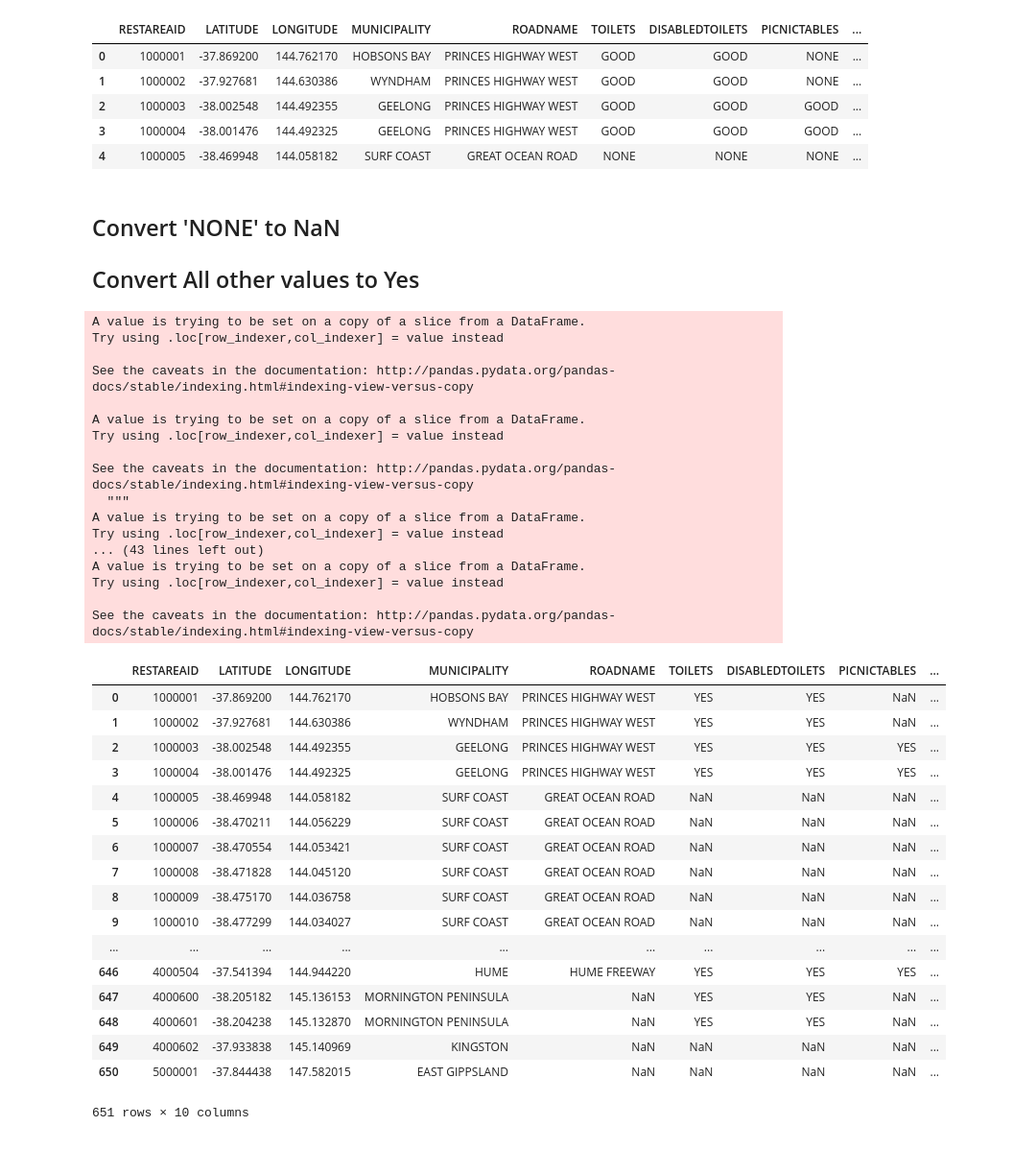
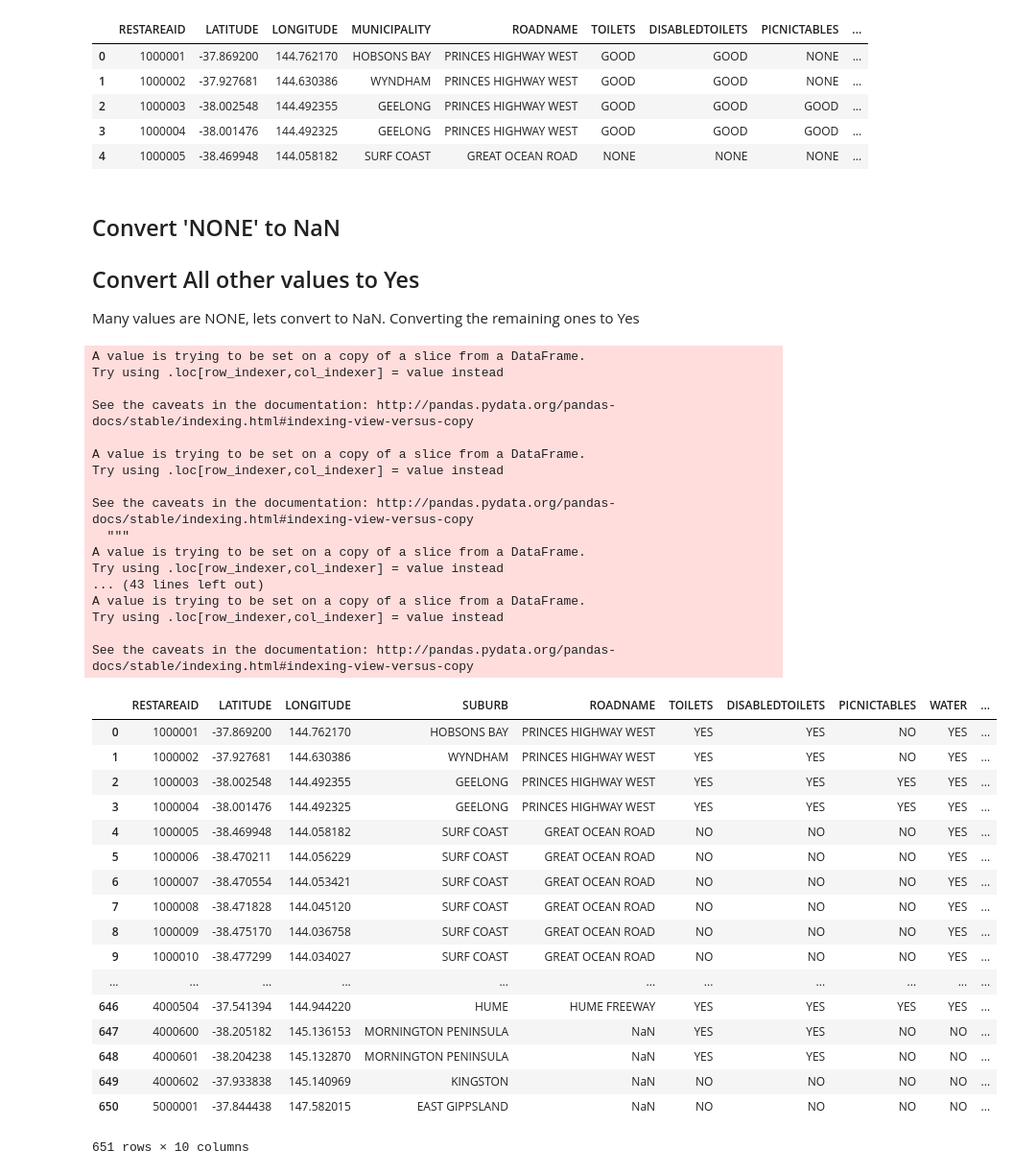
Before and after one commit to ShivaKumarVinnu/IE-Project, a Jupyter notebook: RestAreas data cleaning and aggregation.ipynb, the cells around one changed output. Shown: that part at 96% size. Drawn from its saved outputs; the diff is of its cells as text; code cells hidden in the pictures.

```diff
--- a/RestAreas data cleaning and aggregation.ipynb
+++ b/RestAreas data cleaning and aggregation.ipynb
@@ -27,72 +31,77 @@ df1.head()
 # %% [markdown]
 ## Convert 'NONE' to NaN
 ## Convert All other values to Yes
+
+
+Many values are NONE, lets convert to NaN.
+Converting the remaining ones to Yes
 # %%
 #convert None and Not Assessed to NaN
-df1['TOILETS'] = df1['TOILETS'].replace('NONE',np.NaN)
+df1['TOILETS'] = df1['TOILETS'].replace('NONE','NO')
 
 #convert None and Not Assessed to NaN
-df1['DISABLEDTOILETS'] = df1['DISABLEDTOILETS'].replace('NONE',np.NaN)
+df1['DISABLEDTOILETS'] = df1['DISABLEDTOILETS'].replace('NONE','NO')
 
 #convert None and Not Assessed to NaN
-df1['PICNICTABLES'] = df1['PICNICTABLES'].replace('NONE',np.NaN)
-df1['PICNICTABLES'] = df1['PICNICTABLES'].replace('NOT ASSESSED',np.NaN)
+df1['PICNICTABLES'] = df1['PICNICTABLES'].replace('NONE','NO')
+df1['PICNICTABLES'] = df1['PICNICTABLES'].replace('NOT ASSESSED','NO')
 
 #convert None and Not Assessed to NaN
-df1['WATER'] = df1['WATER'].replace('NONE',np.NaN)
-df1['WATER'] = df1['WATER'].replace('NOT ASSESSED',np.NaN)
+df1['WATER'] = df1['WATER'].replace('NONE','NO')
+df1['WATER'] = df1['WATER'].replace('NOT ASSESSED','NO')
 
 #convert None and Not Assessed to NaN
-df1['COMMERCIALACTIVITY'] = df1['COMMERCIALACTIVITY'].replace('NONE',np.NaN)
-df1['COMMERCIALACTIVITY'] = df1['COMMERCIALACTIVITY'].replace('NOT ASSESSED',np.NaN)
+df1['COMMERCIALACTIVITY'] = df1['COMMERCIALACTIVITY'].replace('NONE','NO')
+df1['COMMERCIALACTIVITY'] = df1['COMMERCIALACTIVITY'].replace('NOT ASSESSED','NO')
 
 #Convert all non-nulls to YES
 df1['TOILETS'] = df1['TOILETS'].replace(['EXCELLENT', 'GOOD', 'POOR'], 'YES')
 df1['DISABLEDTOILETS'] = df1['DISABLEDTOILETS'].replace(['EXCELLENT', 'GOOD', 'POOR'], 'YES')
 df1['PICNICTABLES'] = df1['PICNICTABLES'].replace(['EXCELLENT', 'GOOD', 'POOR'], 'YES')
 df1['WATER'] = df1['WATER'].replace(['EXCELLENT', 'GOOD', 'POOR'], 'YES')
 df1['COMMERCIALACTIVITY'] = df1['COMMERCIALACTIVITY'].replace(['FAST FOOD', 'FAST FOOD PRODUCE'], 'YES')
 
 #Rename COMMERCIALACTIVITY to FAST FOOD
 df1 = df1.rename(columns={'COMMERCIALACTIVITY': 'FAST FOOD'})
+df1 = df1.rename(columns={'MUNICIPALITY': 'SUBURB'})
 
 #Show Dataframe
 
 df1.to_csv('Rest_Areas_final.csv', encoding = "utf-8")
 df1
 # %% [output]
 A value is trying to be set on a copy of a slice from a DataFrame.
 Try using .loc[row_indexer,col_indexer] = value instead
 
 See the caveats in the documentation: http://pandas.pydata.org/pandas-docs/stable/indexing.html#indexing-view-versus-copy
 
 A value is trying to be set on a copy of a slice from a DataFrame.
 Try using .loc[row_indexer,col_indexer] = value instead
 
 See the caveats in the documentation: http://pandas.pydata.org/pandas-docs/stable/indexing.html#indexing-view-versus-copy
   """
 A value is trying to be set on a copy of a slice from a DataFrame.
 Try using .loc[row_indexer,col_indexer] = value instead
 ... (43 lines left out)
 A value is trying to be set on a copy of a slice from a DataFrame.
 Try using .loc[row_indexer,col_indexer] = value instead
 
 See the caveats in the documentation: http://pandas.pydata.org/pandas-docs/stable/indexing.html#indexing-view-versus-copy
-|  | RESTAREAID | LATITUDE | LONGITUDE | MUNICIPALITY | ROADNAME | TOILETS | DISABLEDTOILETS | PICNICTABLES | ... |
-| 0 | 1000001 | -37.869200 | 144.762170 | HOBSONS BAY | PRINCES HIGHWAY WEST | YES | YES | NaN | ... |
-| 1 | 1000002 | -37.927681 | 144.630386 | WYNDHAM | PRINCES HIGHWAY WEST | YES | YES | NaN | ... |
-| 2 | 1000003 | -38.002548 | 144.492355 | GEELONG | PRINCES HIGHWAY WEST | YES | YES | YES | ... |
-| 3 | 1000004 | -38.001476 | 144.492325 | GEELONG | PRINCES HIGHWAY WEST | YES | YES | YES | ... |
-| 4 | 1000005 | -38.469948 | 144.058182 | SURF COAST | GREAT OCEAN ROAD | NaN | NaN | NaN | ... |
-| 5 | 1000006 | -38.470211 | 144.056229 | SURF COAST | GREAT OCEAN ROAD | NaN | NaN | NaN | ... |
-| 6 | 1000007 | -38.470554 | 144.053421 | SURF COAST | GREAT OCEAN ROAD | NaN | NaN | NaN | ... |
-| 7 | 1000008 | -38.471828 | 144.045120 | SURF COAST | GREAT OCEAN ROAD | NaN | NaN | NaN | ... |
-| 8 | 1000009 | -38.475170 | 144.036758 | SURF COAST | GREAT OCEAN ROAD | NaN | NaN | NaN | ... |
-| 9 | 1000010 | -38.477299 | 144.034027 | SURF COAST | GREAT OCEAN ROAD | NaN | NaN | NaN | ... |
-| ... | ... | ... | ... | ... | ... | ... | ... | ... | ... |
-| 646 | 4000504 | -37.541394 | 144.944220 | HUME | HUME FREEWAY | YES | YES | YES | ... |
-| 647 | 4000600 | -38.205182 | 145.136153 | MORNINGTON PENINSULA | NaN | YES | YES | NaN | ... |
-| 648 | 4000601 | -38.204238 | 145.132870 | MORNINGTON PENINSULA | NaN | YES | YES | NaN | ... |
-| 649 | 4000602 | -37.933838 | 145.140969 | KINGSTON | NaN | NaN | NaN | NaN | ... |
-| 650 | 5000001 | -37.844438 | 147.582015 | EAST GIPPSLAND | NaN | NaN | NaN | NaN | ... |
+|  | RESTAREAID | LATITUDE | LONGITUDE | SUBURB | ROADNAME | TOILETS | DISABLEDTOILETS | PICNICTABLES | WATER | ... |
+| 0 | 1000001 | -37.869200 | 144.762170 | HOBSONS BAY | PRINCES HIGHWAY WEST | YES | YES | NO | YES | ... |
+| 1 | 1000002 | -37.927681 | 144.630386 | WYNDHAM | PRINCES HIGHWAY WEST | YES | YES | NO | YES | ... |
+| 2 | 1000003 | -38.002548 | 144.492355 | GEELONG | PRINCES HIGHWAY WEST | YES | YES | YES | YES | ... |
+| 3 | 1000004 | -38.001476 | 144.492325 | GEELONG | PRINCES HIGHWAY WEST | YES | YES | YES | YES | ... |
+| 4 | 1000005 | -38.469948 | 144.058182 | SURF COAST | GREAT OCEAN ROAD | NO | NO | NO | YES | ... |
+| 5 | 1000006 | -38.470211 | 144.056229 | SURF COAST | GREAT OCEAN ROAD | NO | NO | NO | YES | ... |
+| 6 | 1000007 | -38.470554 | 144.053421 | SURF COAST | GREAT OCEAN ROAD | NO | NO | NO | YES | ... |
+| 7 | 1000008 | -38.471828 | 144.045120 | SURF COAST | GREAT OCEAN ROAD | NO | NO | NO | YES | ... |
+| 8 | 1000009 | -38.475170 | 144.036758 | SURF COAST | GREAT OCEAN ROAD | NO | NO | NO | YES | ... |
+| 9 | 1000010 | -38.477299 | 144.034027 | SURF COAST | GREAT OCEAN ROAD | NO | NO | NO | YES | ... |
+| ... | ... | ... | ... | ... | ... | ... | ... | ... | ... | ... |
+| 646 | 4000504 | -37.541394 | 144.944220 | HUME | HUME FREEWAY | YES | YES | YES | YES | ... |
+| 647 | 4000600 | -38.205182 | 145.136153 | MORNINGTON PENINSULA | NaN | YES | YES | NO | NO | ... |
+| 648 | 4000601 | -38.204238 | 145.132870 | MORNINGTON PENINSULA | NaN | YES | YES | NO | NO | ... |
+| 649 | 4000602 | -37.933838 | 145.140969 | KINGSTON | NaN | NO | NO | NO | NO | ... |
+| 650 | 5000001 | -37.844438 | 147.582015 | EAST GIPPSLAND | NaN | NO | NO | NO | NO | ... |
 651 rows × 10 columns
```
Also changed, not shown: parts of 7 cells of this notebook.
